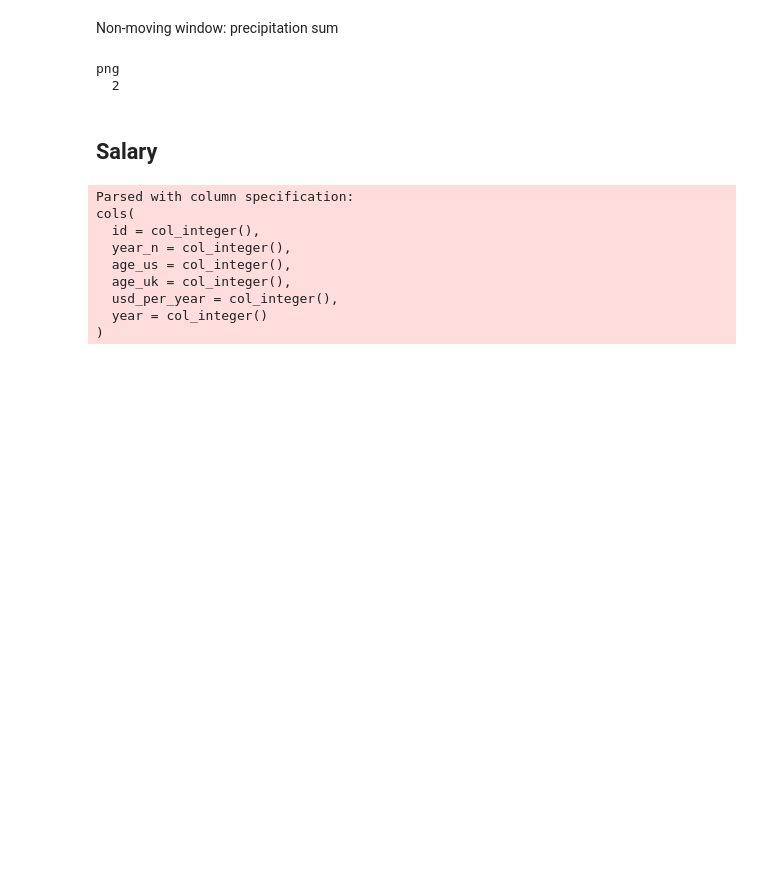
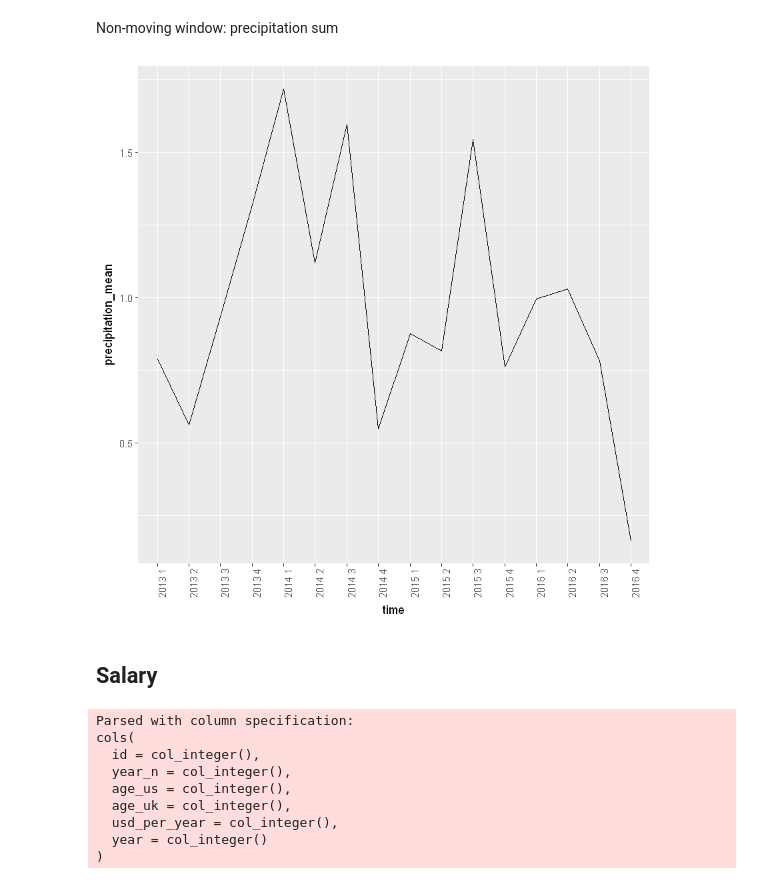
Before and after one commit to ericschulz/compforca, a Jupyter notebook: Data analysis/2- Paper work (R).ipynb, the cells around one changed output. Saved outputs shown, nothing was run; the diff lists cells and outputs as text; code cells hidden in the pictures; blank space fills up the shorter version.

```diff
--- a/Data analysis/2- Paper work (R).ipynb
+++ b/Data analysis/2- Paper work (R).ipynb
@@ -186,19 +212,19 @@ png
 Non-moving window: precipitation sum
 # %%
 p <- weather %>%
-        group_by(year_month) %>%
+        #group_by(time = year_month) %>%
+        group_by(time = year_trimester) %>%
         summarize(precipitation_mean = mean(precipitation_sum_mm)) %>%
 
-     ggplot(aes(x=year_month, y=precipitation_mean, group=1)) +
+     ggplot(aes(x=time, y=precipitation_mean, group=1)) +
         geom_line() +
         theme(axis.text.x = element_text(angle = 90, hjust = 1))
 
-svg("data/real-world/images/precipitation.svg", width=8, height=4)
+#svg("data/real-world/images/precipitation.svg", width=8, height=4)
 p
-dev.off()
+#dev.off()
 # %% [output]
-png
-  2
+[figure, added]
 # %% [markdown]
 ## Salary
 # %%
```
Also changed, not shown: parts of 7 cells of this notebook, 20 other files.
